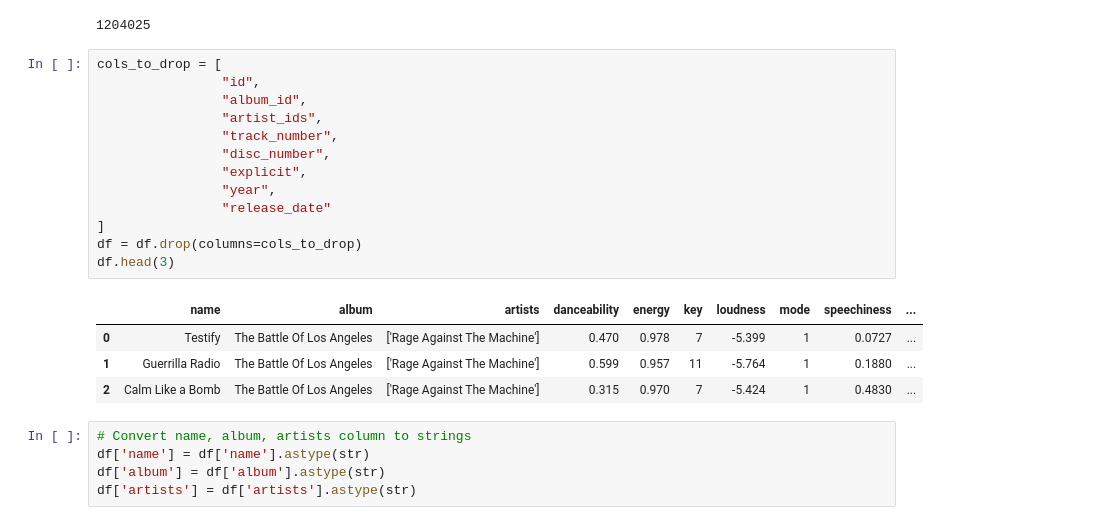
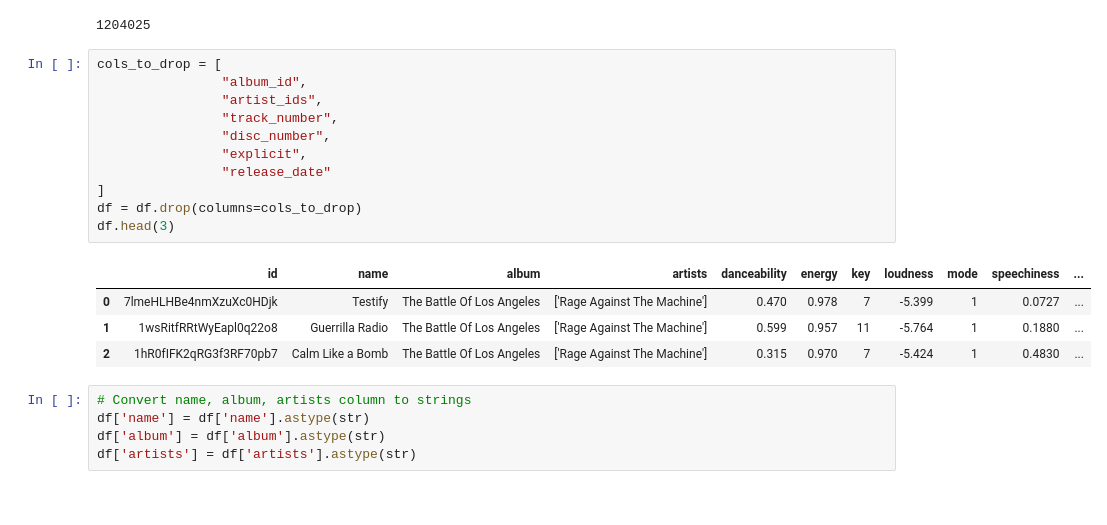
Before and after one commit to dankositzke/spotify-song-recommender, a Jupyter notebook: app_folder/notebooks/cleaning_and_sampling_from_original_dataset.ipynb, the cells around one changed output. Saved outputs shown, nothing was run; the diff lists cells and outputs as text.

```diff
--- a/app_folder/notebooks/cleaning_and_sampling_from_original_dataset.ipynb
+++ b/app_folder/notebooks/cleaning_and_sampling_from_original_dataset.ipynb
@@ -6,22 +6,20 @@ len(df)
 1204025
 # %%
 cols_to_drop = [
-                "id",
                 "album_id",
                 "artist_ids",
                 "track_number",
                 "disc_number",
                 "explicit",
-                "year",
                 "release_date"
 ]
 df = df.drop(columns=cols_to_drop)
 df.head(3)
 # %% [output]
-|  | name | album | artists | danceability | energy | key | loudness | mode | speechiness | ... |
-| 0 | Testify | The Battle Of Los Angeles | ['Rage Against The Machine'] | 0.470 | 0.978 | 7 | -5.399 | 1 | 0.0727 | ... |
-| 1 | Guerrilla Radio | The Battle Of Los Angeles | ['Rage Against The Machine'] | 0.599 | 0.957 | 11 | -5.764 | 1 | 0.1880 | ... |
-| 2 | Calm Like a Bomb | The Battle Of Los Angeles | ['Rage Against The Machine'] | 0.315 | 0.970 | 7 | -5.424 | 1 | 0.4830 | ... |
+|  | id | name | album | artists | danceability | energy | key | loudness | mode | speechiness | ... |
+| 0 | 7lmeHLHBe4nmXzuXc0HDjk | Testify | The Battle Of Los Angeles | ['Rage Against The Machine'] | 0.470 | 0.978 | 7 | -5.399 | 1 | 0.0727 | ... |
+| 1 | 1wsRitfRRtWyEapl0q22o8 | Guerrilla Radio | The Battle Of Los Angeles | ['Rage Against The Machine'] | 0.599 | 0.957 | 11 | -5.764 | 1 | 0.1880 | ... |
+| 2 | 1hR0fIFK2qRG3f3RF70pb7 | Calm Like a Bomb | The Battle Of Los Angeles | ['Rage Against The Machine'] | 0.315 | 0.970 | 7 | -5.424 | 1 | 0.4830 | ... |
 # %%
 # Convert name, album, artists column to strings
 df['name'] = df['name'].astype(str)
```
Also changed, not shown: parts of 7 cells of this notebook, 2 other files.
